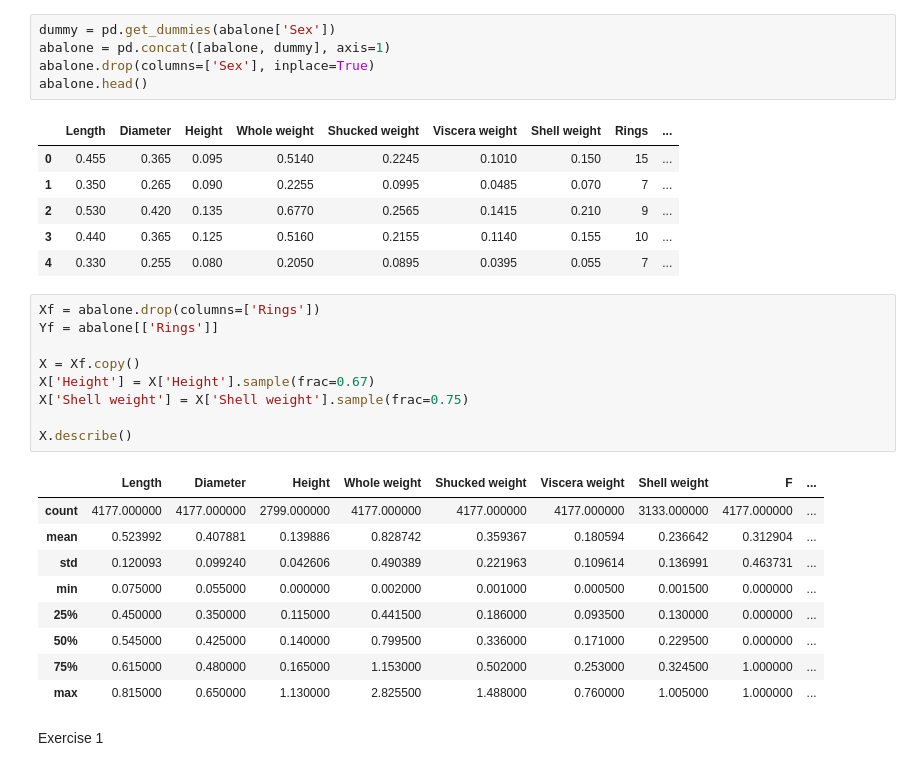
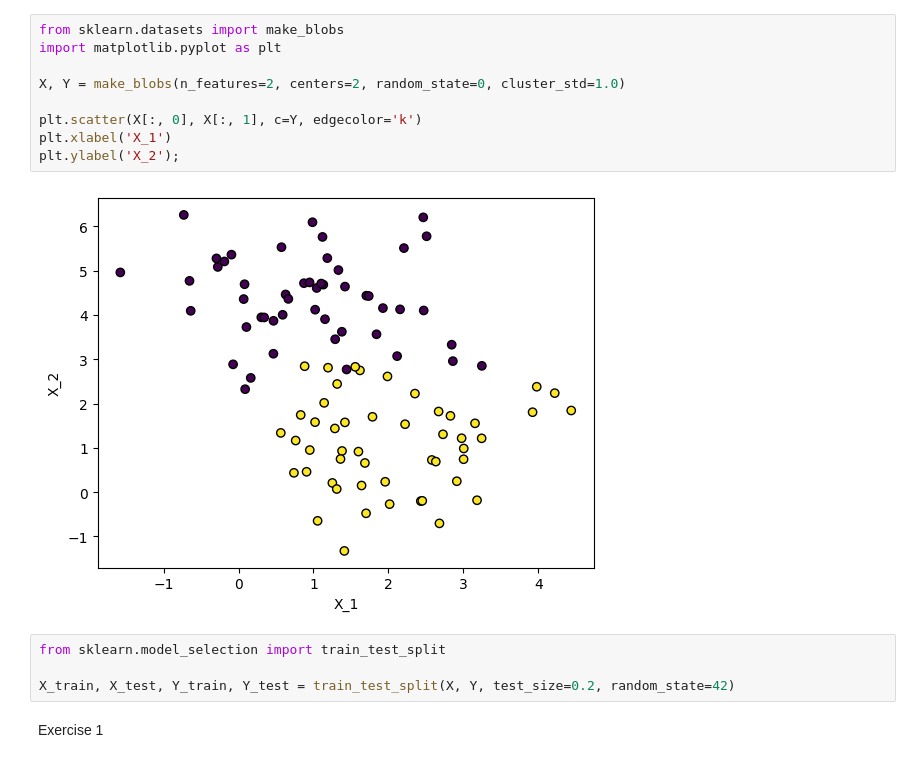
Before and after one commit to AdrZx/ADS2002-fyan0039, a Jupyter notebook: W6_Notebook.ipynb, the cells around one changed output. Saved outputs shown, nothing was run; the diff lists cells and outputs as text.

```diff
--- a/W6_Notebook.ipynb
+++ b/W6_Notebook.ipynb
@@ -20,33 +3,17 @@ abalone.head()
-# %%
-dummy = pd.get_dummies(abalone['Sex'])
-abalone = pd.concat([abalone, dummy], axis=1)
-abalone.drop(columns=['Sex'], inplace=True)
-abalone.head()
-# %% [output]
-|  | Length | Diameter | Height | Whole weight | Shucked weight | Viscera weight | Shell weight | Rings | ... |
-| 0 | 0.455 | 0.365 | 0.095 | 0.5140 | 0.2245 | 0.1010 | 0.150 | 15 | ... |
-| 1 | 0.350 | 0.265 | 0.090 | 0.2255 | 0.0995 | 0.0485 | 0.070 | 7 | ... |
-| 2 | 0.530 | 0.420 | 0.135 | 0.6770 | 0.2565 | 0.1415 | 0.210 | 9 | ... |
-| 3 | 0.440 | 0.365 | 0.125 | 0.5160 | 0.2155 | 0.1140 | 0.155 | 10 | ... |
-| 4 | 0.330 | 0.255 | 0.080 | 0.2050 | 0.0895 | 0.0395 | 0.055 | 7 | ... |
-# %%
-Xf = abalone.drop(columns=['Rings'])
-Yf = abalone[['Rings']]
-
-X = Xf.copy()
-X['Height'] = X['Height'].sample(frac=0.67)
-X['Shell weight'] = X['Shell weight'].sample(frac=0.75)
-
-X.describe()
-# %% [output]
-|  | Length | Diameter | Height | Whole weight | Shucked weight | Viscera weight | Shell weight | F | ... |
-| count | 4177.000000 | 4177.000000 | 2799.000000 | 4177.000000 | 4177.000000 | 4177.000000 | 3133.000000 | 4177.000000 | ... |
-| mean | 0.523992 | 0.407881 | 0.139886 | 0.828742 | 0.359367 | 0.180594 | 0.236642 | 0.312904 | ... |
-| std | 0.120093 | 0.099240 | 0.042606 | 0.490389 | 0.221963 | 0.109614 | 0.136991 | 0.463731 | ... |
-| min | 0.075000 | 0.055000 | 0.000000 | 0.002000 | 0.001000 | 0.000500 | 0.001500 | 0.000000 | ... |
-| 25% | 0.450000 | 0.350000 | 0.115000 | 0.441500 | 0.186000 | 0.093500 | 0.130000 | 0.000000 | ... |
-| 50% | 0.545000 | 0.425000 | 0.140000 | 0.799500 | 0.336000 | 0.171000 | 0.229500 | 0.000000 | ... |
-| 75% | 0.615000 | 0.480000 | 0.165000 | 1.153000 | 0.502000 | 0.253000 | 0.324500 | 1.000000 | ... |
-| max | 0.815000 | 0.650000 | 1.130000 | 2.825500 | 1.488000 | 0.760000 | 1.005000 | 1.000000 | ... |
+# %%
+from sklearn.datasets import make_blobs
+import matplotlib.pyplot as plt
+
+X, Y = make_blobs(n_features=2, centers=2, random_state=0, cluster_std=1.0)
+
+plt.scatter(X[:, 0], X[:, 1], c=Y, edgecolor='k')
+plt.xlabel('X_1')
+plt.ylabel('X_2');
+# %% [output]
+[figure, added]
+# %%
+from sklearn.model_selection import train_test_split
+
+X_train, X_test, Y_train, Y_test = train_test_split(X, Y, test_size=0.2, random_state=42)
 # %% [markdown]
 Exercise 1
```
Also changed, not shown: parts of 23 cells of this notebook.
